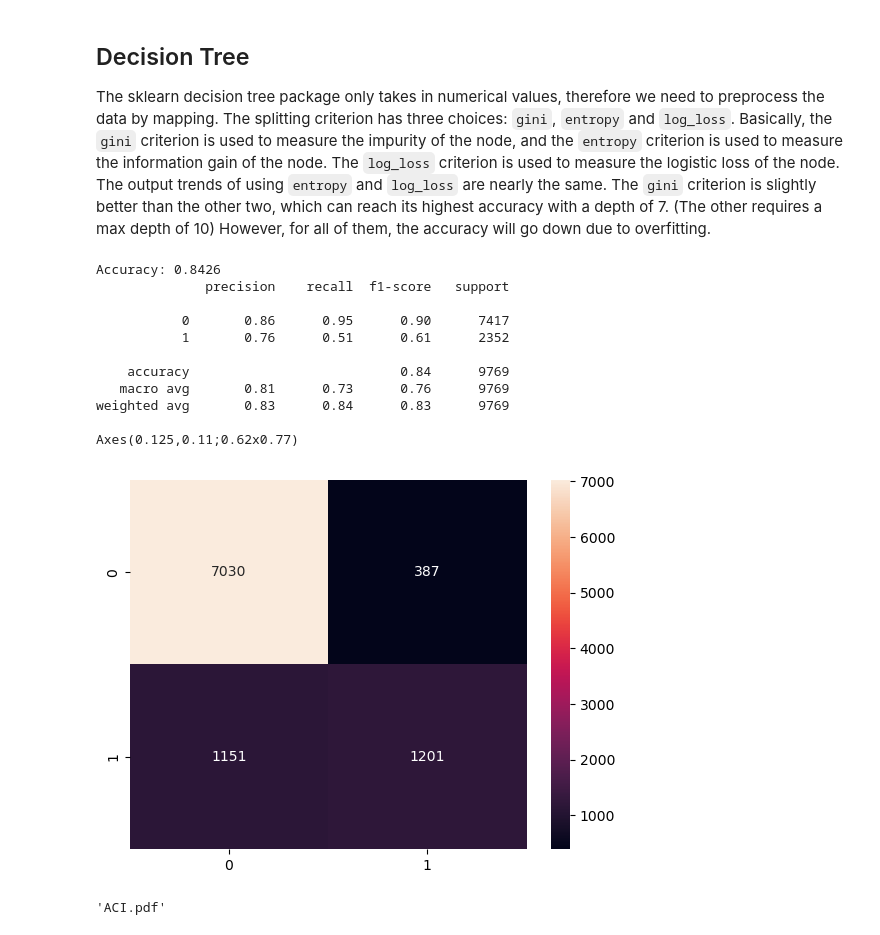
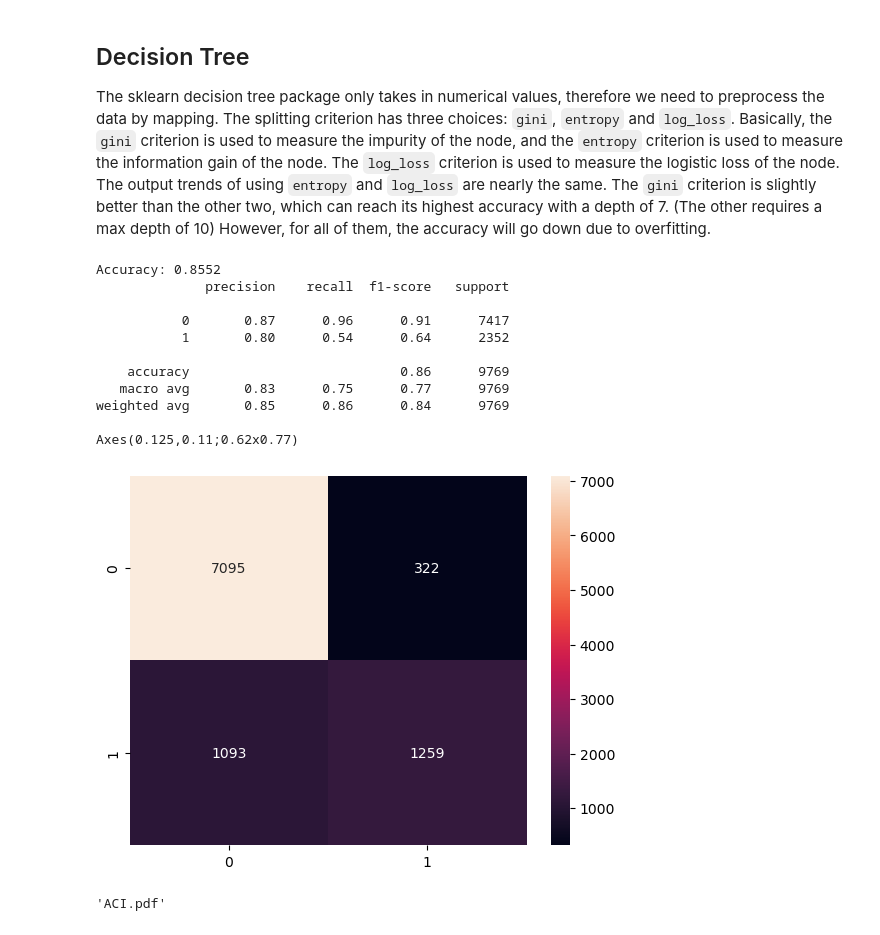
Before and after one commit to Jaredanwolfgang/CS311_Project3_Machine_Learning, a Jupyter notebook: model.ipynb, the cells around one changed output. Drawn from its saved outputs; the diff is of its cells as text; code cells hidden in the pictures.

```diff
--- a/model.ipynb
+++ b/model.ipynb
@@ -52,7 +52,7 @@ import pandas as pd
 train_data = pd.read_csv('data/traindata.csv') # Load the train data
 train_label = pd.read_csv('data/trainlabel.txt', header=None, names=['label']) # Load the data label
 test_data = pd.read_csv('data/testdata.csv') # Load the test data
-test_label = pd.read_csv('data/testlabel.txt', header=None, names=['label']) # Load the test data label
+test_label = pd.read_csv('data/testlabel_from_kaggle.txt', header=None, names=['label']) # Load the test data label
 
 # Use split to split the data into training and validation sets
 # from sklearn.model_selection import train_test_split
@@ -473,32 +473,32 @@ The sklearn decision tree package only takes in numerical values, therefore we n
 # %%
 # Decision Tree
 from sklearn import tree
 from sklearn.metrics import accuracy_score, classification_report, confusion_matrix
 import seaborn as sns
 clf = tree.DecisionTreeClassifier(
     criterion='gini',
     splitter='best',
-    max_depth=4
+    max_depth=8
 )
-clf = clf.fit(X_train_nn, Y_train)
-Y_test = clf.predict(X_test_nn)
+clf = clf.fit(X_train, Y_train)
+Y_test = clf.predict(X_test)
 accuracy = accuracy_score(test_label, Y_test)
 print(f'Accuracy: {accuracy:.4f}')
 print(classification_report(test_label, Y_test))
 print(sns.heatmap(confusion_matrix(test_label, Y_test), annot=True, fmt='d'))
 # %% [output]
-Accuracy: 0.8426
+Accuracy: 0.8552
               precision    recall  f1-score   support
 
-           0       0.86      0.95      0.90      7417
-           1       0.76      0.51      0.61      2352
+           0       0.87      0.96      0.91      7417
+           1       0.80      0.54      0.64      2352
 
-    accuracy                           0.84      9769
-   macro avg       0.81      0.73      0.76      9769
-weighted avg       0.83      0.84      0.83      9769
+    accuracy                           0.86      9769
+   macro avg       0.83      0.75      0.77      9769
+weighted avg       0.85      0.86      0.84      9769
 
 Axes(0.125,0.11;0.62x0.77)
-[figure, old version]
+[figure, new version]
 # %%
 # Plot Decision Tree Structure
 import graphviz
```
Also changed, not shown: parts of 11 cells of this notebook, 6 other files.
